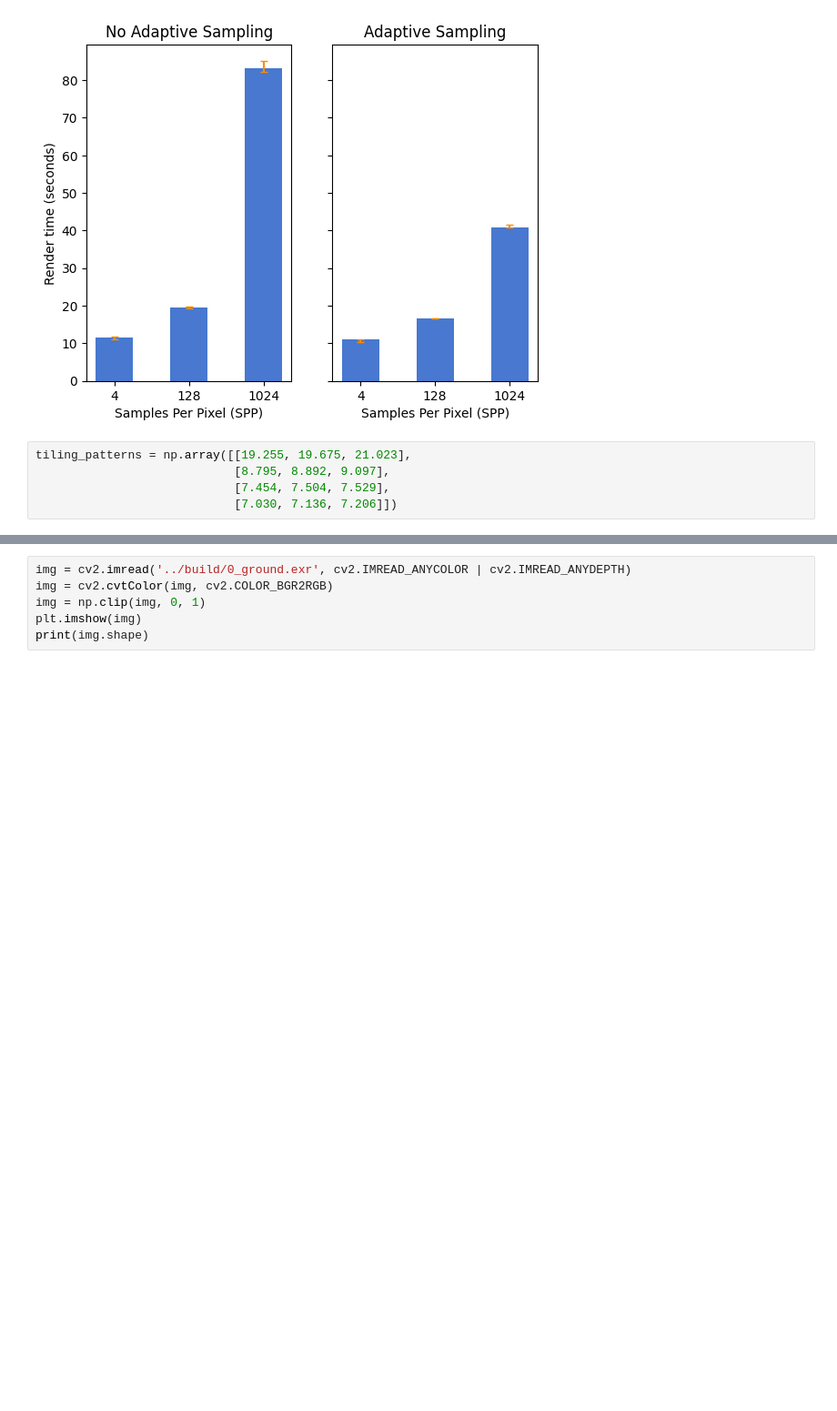
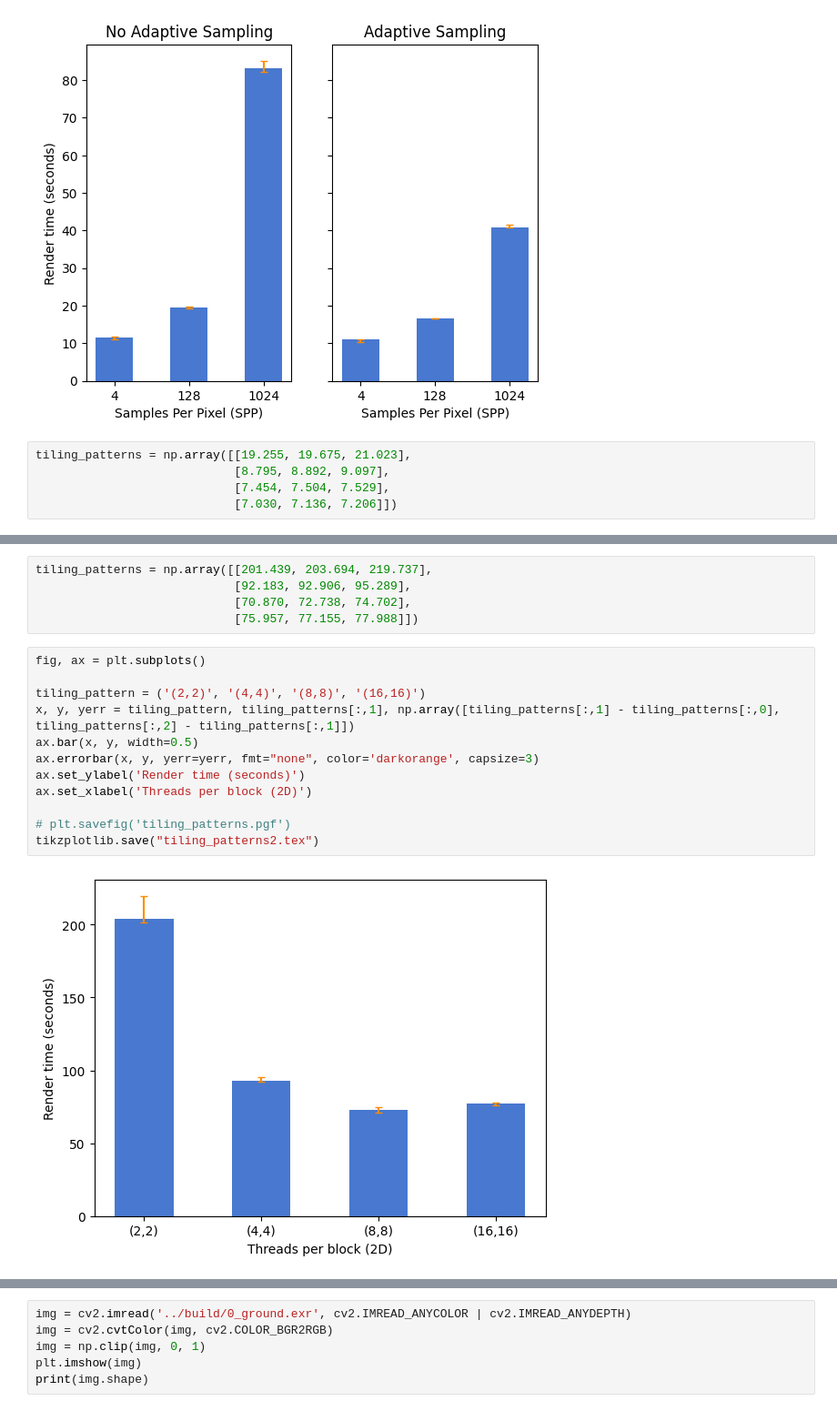
Before and after one commit to Paroxysmisch/path-tracer, a Jupyter notebook: evaluation/evaluation.ipynb, the cells around one changed output, grey strips where cells are left out. Shown: that part at 91% size. Saved outputs shown, nothing was run; the diff lists cells and outputs as text; blank space fills up the shorter version.

```diff
--- a/evaluation/evaluation.ipynb
+++ b/evaluation/evaluation.ipynb
@@ -96,3 +98,22 @@ tikzplotlib.save("tiling_patterns.tex")
+# %%
+tiling_patterns = np.array([[201.439, 203.694, 219.737],
+                            [92.183, 92.906, 95.289],
+                            [70.870, 72.738, 74.702],
+                            [75.957, 77.155, 77.988]])
+# %%
+fig, ax = plt.subplots()
+
+tiling_pattern = ('(2,2)', '(4,4)', '(8,8)', '(16,16)')
+x, y, yerr = tiling_pattern, tiling_patterns[:,1], np.array([tiling_patterns[:,1] - tiling_patterns[:,0], tiling_patterns[:,2] - tiling_patterns[:,1]])
+ax.bar(x, y, width=0.5)
+ax.errorbar(x, y, yerr=yerr, fmt="none", color='darkorange', capsize=3)
+ax.set_ylabel('Render time (seconds)')
+ax.set_xlabel('Threads per block (2D)')
+
+# plt.savefig('tiling_patterns.pgf')
+tikzplotlib.save("tiling_patterns2.tex")
+# %% [output]
+[figure, added]
 # %%
 fig, ax = plt.subplots()
 fig.set_size_inches(3,2.5)
```
Also changed, not shown: parts of 2 cells of this notebook, 7 other files.
